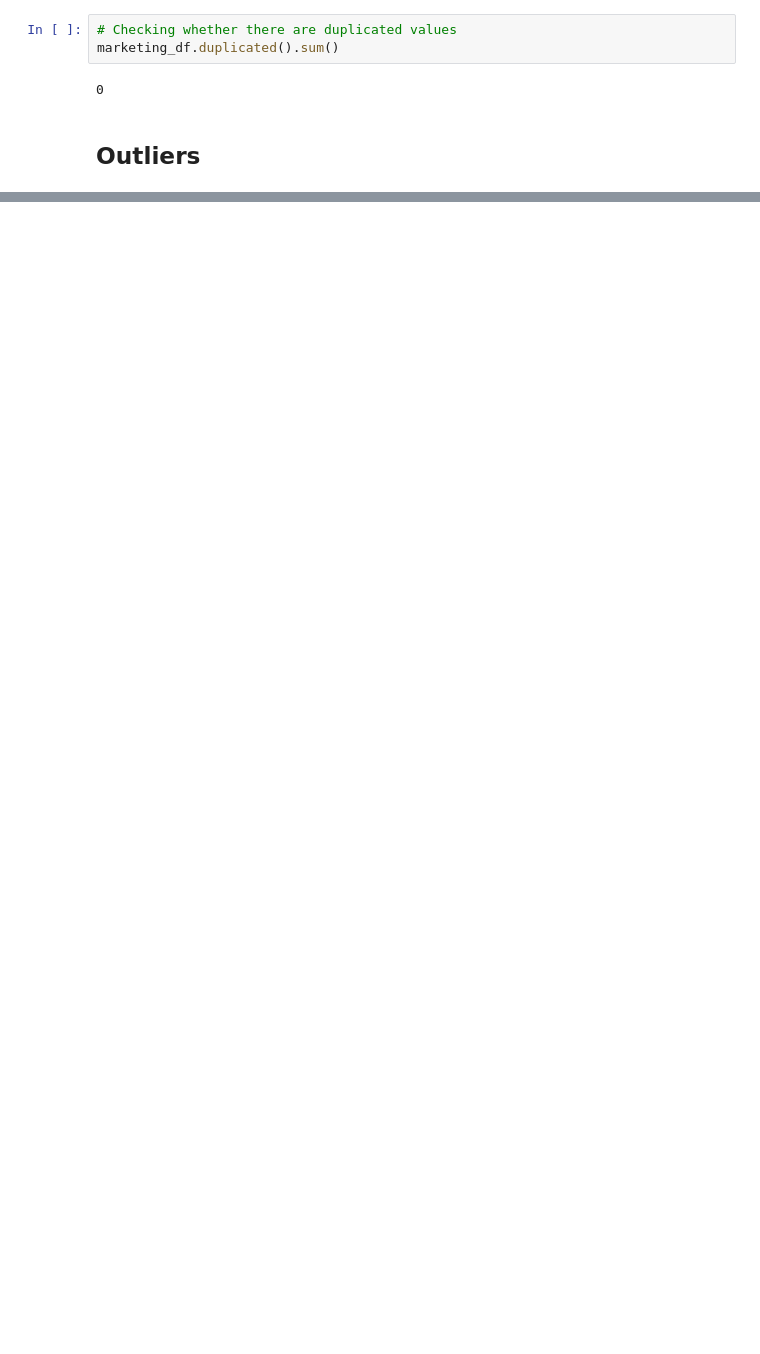
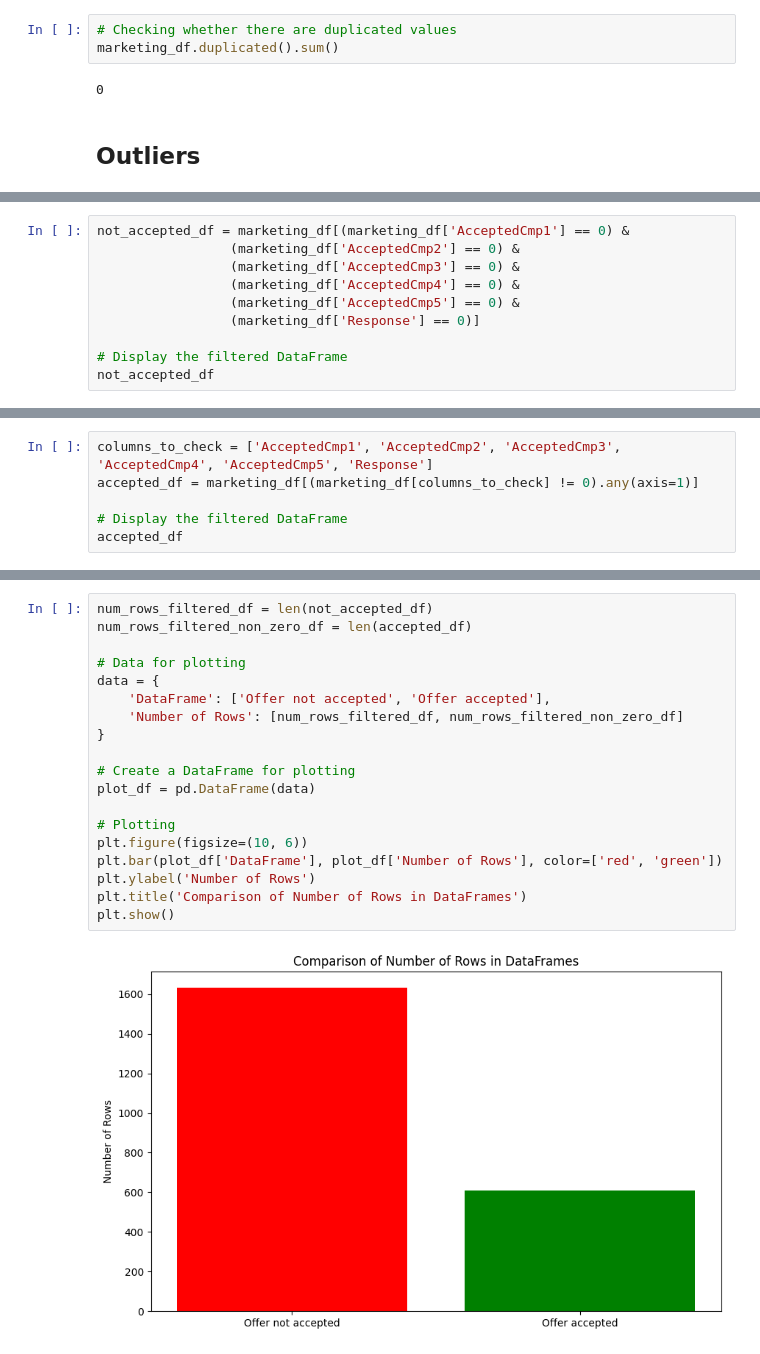
Before and after one commit to kimvkemenade/DM_team16, a Jupyter notebook: DM_Assignment_2.ipynb, the cells around one changed output, grey strips where cells are left out. Drawn from its saved outputs; the diff is of its cells as text; blank space fills up the shorter version.

```diff
--- a/DM_Assignment_2.ipynb
+++ b/DM_Assignment_2.ipynb
@@ -129,0 +157,10 @@ marketing_df.duplicated().sum()
+# %%
+not_accepted_df = marketing_df[(marketing_df['AcceptedCmp1'] == 0) &
+                 (marketing_df['AcceptedCmp2'] == 0) &
+                 (marketing_df['AcceptedCmp3'] == 0) &
+                 (marketing_df['AcceptedCmp4'] == 0) &
+                 (marketing_df['AcceptedCmp5'] == 0) &
+                 (marketing_df['Response'] == 0)]
+
+# Display the filtered DataFrame
+not_accepted_df
@@ -129,0 +181,6 @@ marketing_df.duplicated().sum()
+# %%
+columns_to_check = ['AcceptedCmp1', 'AcceptedCmp2', 'AcceptedCmp3', 'AcceptedCmp4', 'AcceptedCmp5', 'Response']
+accepted_df = marketing_df[(marketing_df[columns_to_check] != 0).any(axis=1)]
+
+# Display the filtered DataFrame
+accepted_df
@@ -129,0 +201,21 @@ marketing_df.duplicated().sum()
+# %%
+num_rows_filtered_df = len(not_accepted_df)
+num_rows_filtered_non_zero_df = len(accepted_df)
+
+# Data for plotting
+data = {
+    'DataFrame': ['Offer not accepted', 'Offer accepted'],
+    'Number of Rows': [num_rows_filtered_df, num_rows_filtered_non_zero_df]
+}
+
+# Create a DataFrame for plotting
+plot_df = pd.DataFrame(data)
+
+# Plotting
+plt.figure(figsize=(10, 6))
+plt.bar(plot_df['DataFrame'], plot_df['Number of Rows'], color=['red', 'green'])
+plt.ylabel('Number of Rows')
+plt.title('Comparison of Number of Rows in DataFrames')
+plt.show()
+# %% [output]
+[figure, added]
```
Also changed, not shown: parts of 13 cells of this notebook.
